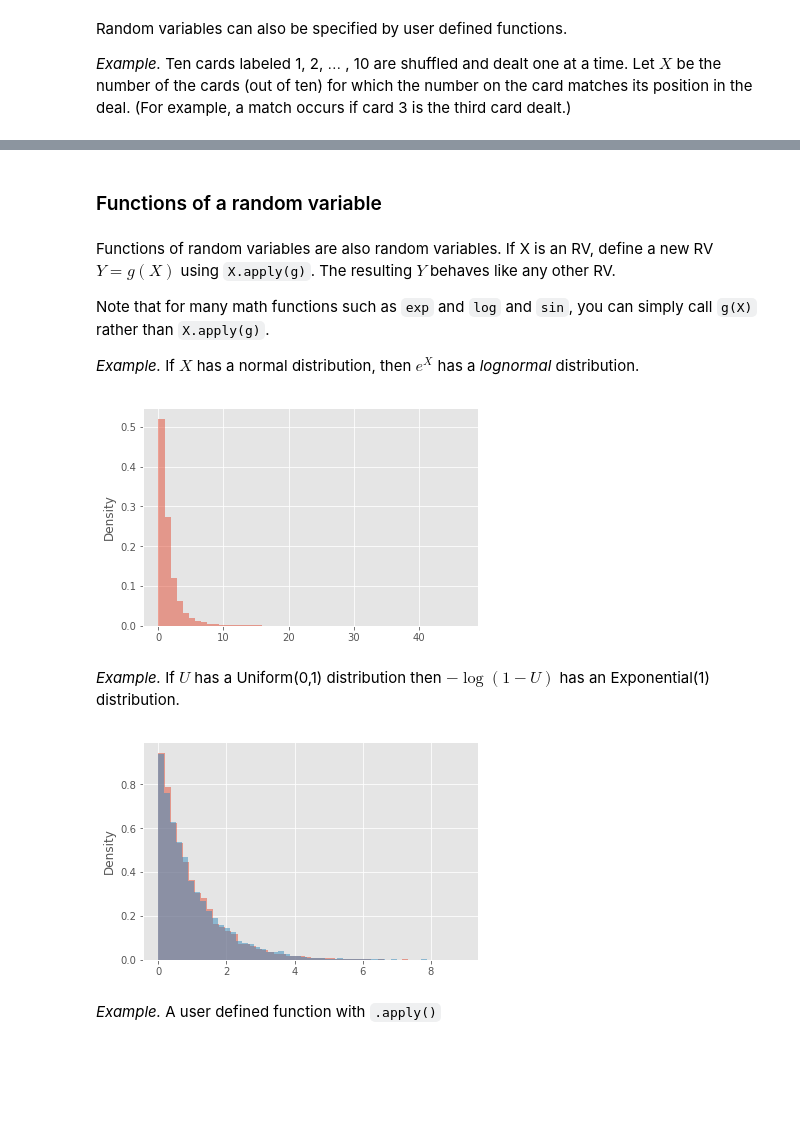
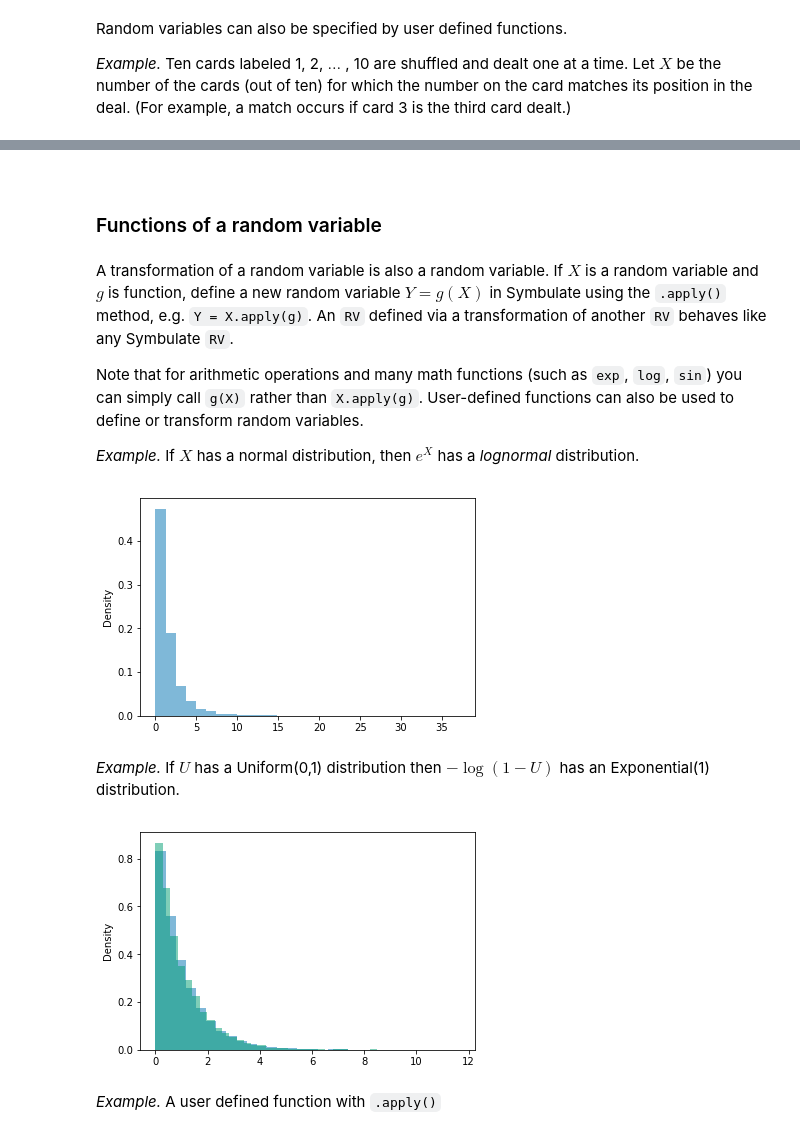
Before and after one commit to dlsun/symbulate, a Jupyter notebook: docs/rv.ipynb, the cells around one changed output, grey strips where cells are left out. Drawn from its saved outputs; the diff is of its cells as text; code cells hidden in the pictures; blank space fills up the shorter version.

```diff
--- a/docs/rv.ipynb
+++ b/docs/rv.ipynb
@@ -215,26 +213,28 @@ Note that specifying a random variable by specifying its distribution in this wa
+# %% [markdown]
+<a id='transform'></a>
 # %% [markdown]
 ### Functions of a random variable
 # %% [markdown]
-Functions of random variables are also random variables.  If X is an RV, define a new RV $Y=g(X)$ using `X.apply(g)`.  The resulting $Y$ behaves like any other RV.
+A transformation of a random variable is also a random variable.  If $X$ is a random variable and $g$ is function, define a new random variable $Y=g(X)$ in Symbulate using the `.apply()` method, e.g. `Y = X.apply(g)`.  An `RV` defined via a transformation of another `RV` behaves like any Symbulate `RV`.
 
-Note that for many math functions such as `exp` and `log` and `sin`, you can simply call `g(X)` rather than `X.apply(g)`.
+Note that for arithmetic operations and many math functions (such as `exp`, `log`, `sin`) you can simply call `g(X)` rather than `X.apply(g)`.  User-defined functions can also be used to define or transform random variables.
 
 *Example.* If $X$ has a normal distribution, then $e^X$ has a *lognormal* distribution.
 # %%
-X = RV(Normal(mean = 0, var = 1))
+X = RV(Normal(mean=0, var=1))
 Y = exp(X) # same as X.apply(exp)
-Y.sim(10000).plot(bins = 50)
+Y.sim(10000).plot()
 # %% [output]
-[figure, old version]
+[figure, new version]
 # %% [markdown]
 *Example.* If $U$ has a Uniform(0,1) distribution then $-\log(1-U)$ has an Exponential(1) distribution.
 # %%
-U = RV(Uniform(0,1))
-X = -log(1-U)
-X.sim(10000).plot(bins = 50, alpha = 0.5)
-RV(Exponential(1)).sim(10000).plot(bins = 50, alpha = 0.5)
+U = RV(Uniform(a=0, b=1))
+X = -log(1 - U)
+X.sim(10000).plot(alpha=0.5)
+RV(Exponential(1)).sim(10000).plot(alpha=0.5)
 # %% [output]
-[figure, old version]
+[figure, new version]
 # %% [markdown]
 *Example.* A user defined function with `.apply()`
 # %%
```
Also changed, not shown: parts of 82 cells of this notebook, 29 other files.
